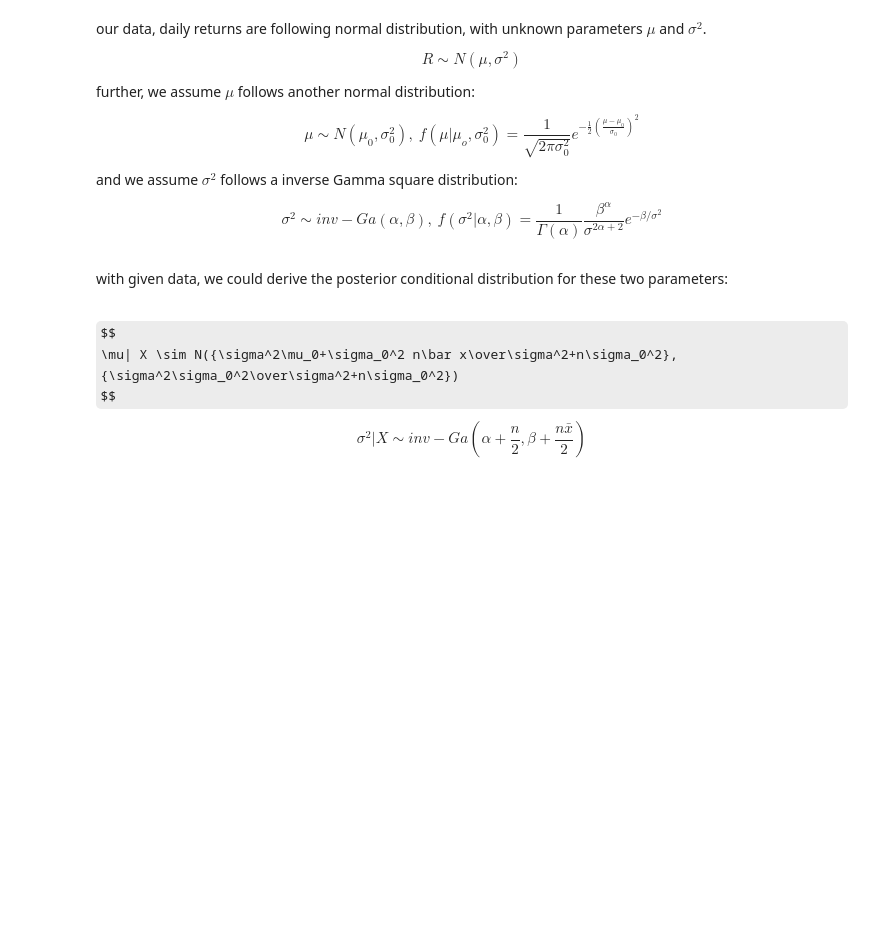
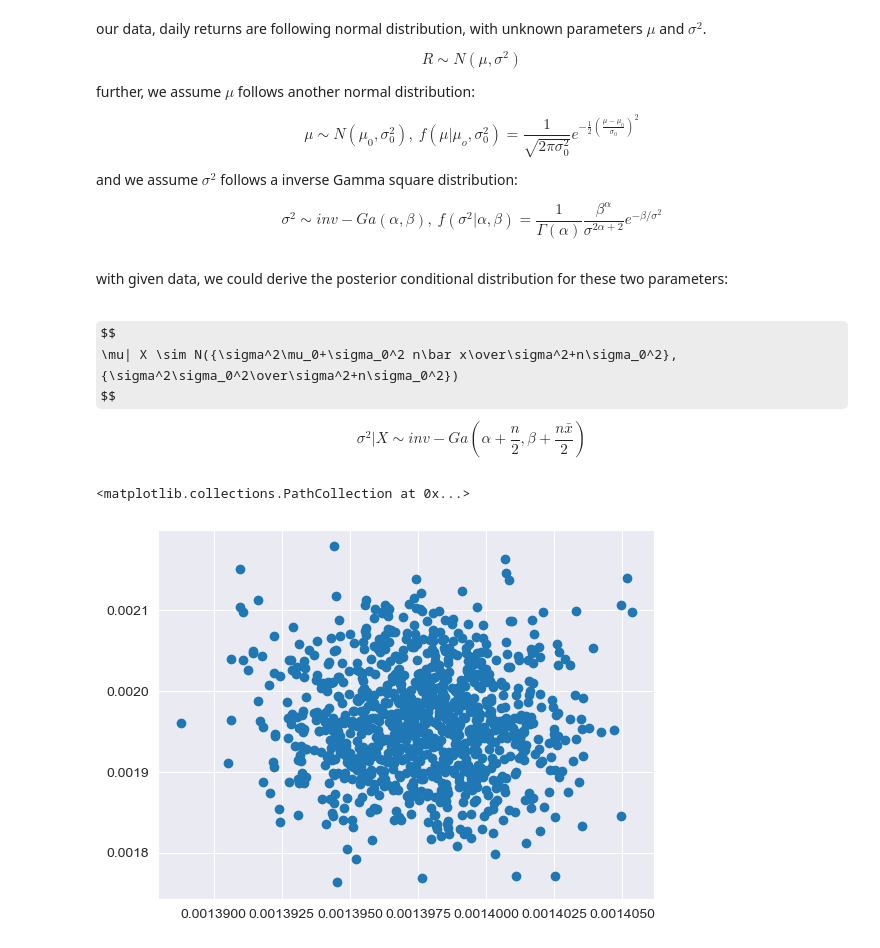
Before and after one commit to XDzzzzzZyq/Gibbs-Sampler, a Jupyter notebook: Gibbs Sampling.ipynb, the cells around one changed output. Cells and saved outputs as stored; diff of their text form; code cells hidden in the pictures; some formulas as TeX source; blank space fills up the shorter version.

Commit message:
chain visualization

```diff
--- a/Gibbs Sampling.ipynb
+++ b/Gibbs Sampling.ipynb
@@ -123,8 +123,8 @@ $$
 # %%
 from utils import distributions
 # %%
-mu = []
-sigma2 = []
+mu_l = []
+sigma2_l = []
 # %% [markdown]
 with given data, we could derive the posterior conditional distribution for these two parameters:
 # %% [markdown]
@@ -140,10 +142,10 @@ import numpy as np
 # %%
 def sample_gaus(_mu0, _n, _mean, _sigma2, _sigma02):
     dom = _sigma2+_n*_sigma02
-    return np.random.normal(loc=(_sigma2*_mu0+_sigma02*_n*_sum)/dom, scale=np.sqrt(_sigma2*_sigma02)/dom, size=1)
+    return np.random.normal(loc=(_sigma2*_mu0+_sigma02*_n*_mean)/dom, scale=np.sqrt(_sigma2*_sigma02)/dom, size=1)
 
 def sample_invGa(_alpha, _beta, _n, _mean):
-    return np.random.invgamma(_alpha+_n/2, scale=_beta+_n*_mean/2, size=1)
+    return invgamma.rvs(_alpha+_n/2, scale=_beta+_n*_mean/2, size=1)
 # %%
 samples = 1000
 
@@ -158,5 +160,13 @@ beta = 0.5
 
 for i in range(samples):
 
-    mu = sample_gaus(mu_0, n_, mean_, sigma2, _sigma02)
-    sigma2 = sample_invGa(_beta)
+    mu = sample_gaus(mu_0, n_, mean_, sigma2, sigma_02)
+    sigma2 = sample_invGa(alpha,beta,n_,mean_)
+
+    mu_l += [mu]
+    sigma2_l += [sigma2]
+# %%
+plt.scatter(x=mu_l,y=sigma2_l)
+# %% [output]
+<matplotlib.collections.PathCollection at 0x...>
+[figure, added]
```
Also changed, not shown: parts of 5 cells of this notebook.
